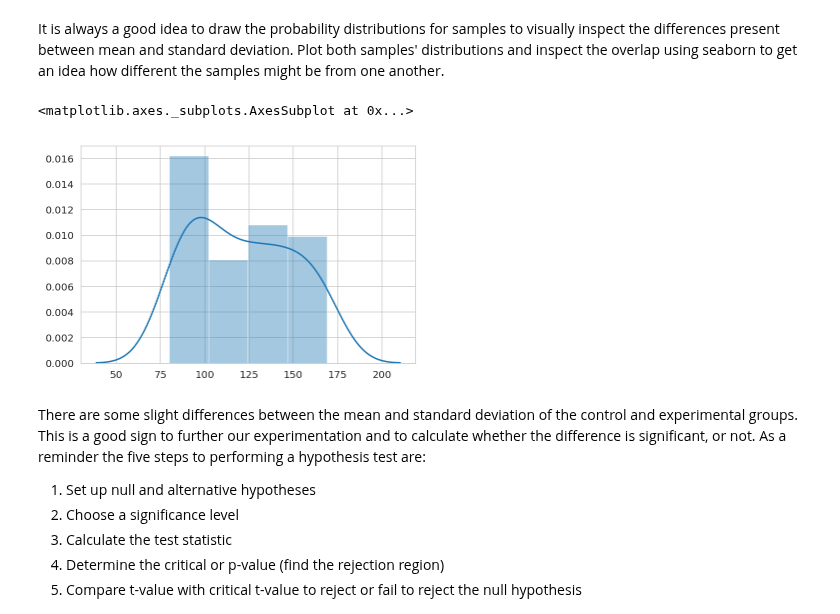
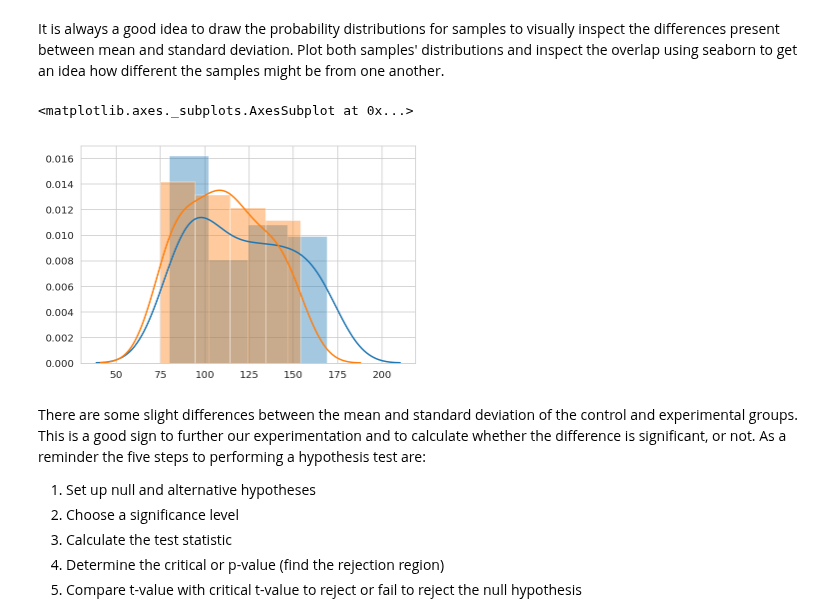
Before and after one commit to max-miller/dsc-two-sample-t-tests-lab-nyc-ds-career-042219, a Jupyter notebook: index.ipynb, the cells around one changed output. Cells and saved outputs as stored; diff of their text form; code cells hidden in the pictures.

```diff
--- a/index.ipynb
+++ b/index.ipynb
@@ -57,10 +57,10 @@ Plot both samples' distributions and inspect the overlap using seaborn to get an
 # %%
 # Draw a plot showing overlapping of distribution means and sds for incpection
 sns.distplot(control)
-sns.distplot()
+sns.distplot(experimental)
 # %% [output]
 <matplotlib.axes._subplots.AxesSubplot at 0x...>
-[figure, old version]
+[figure, new version]
 # %% [markdown]
 There are some slight differences between the mean and standard deviation of the control and experimental groups. This is a good sign to further our experimentation and to calculate whether the difference is significant, or not. As a reminder the five steps to performing a hypothesis test are:
 
```
